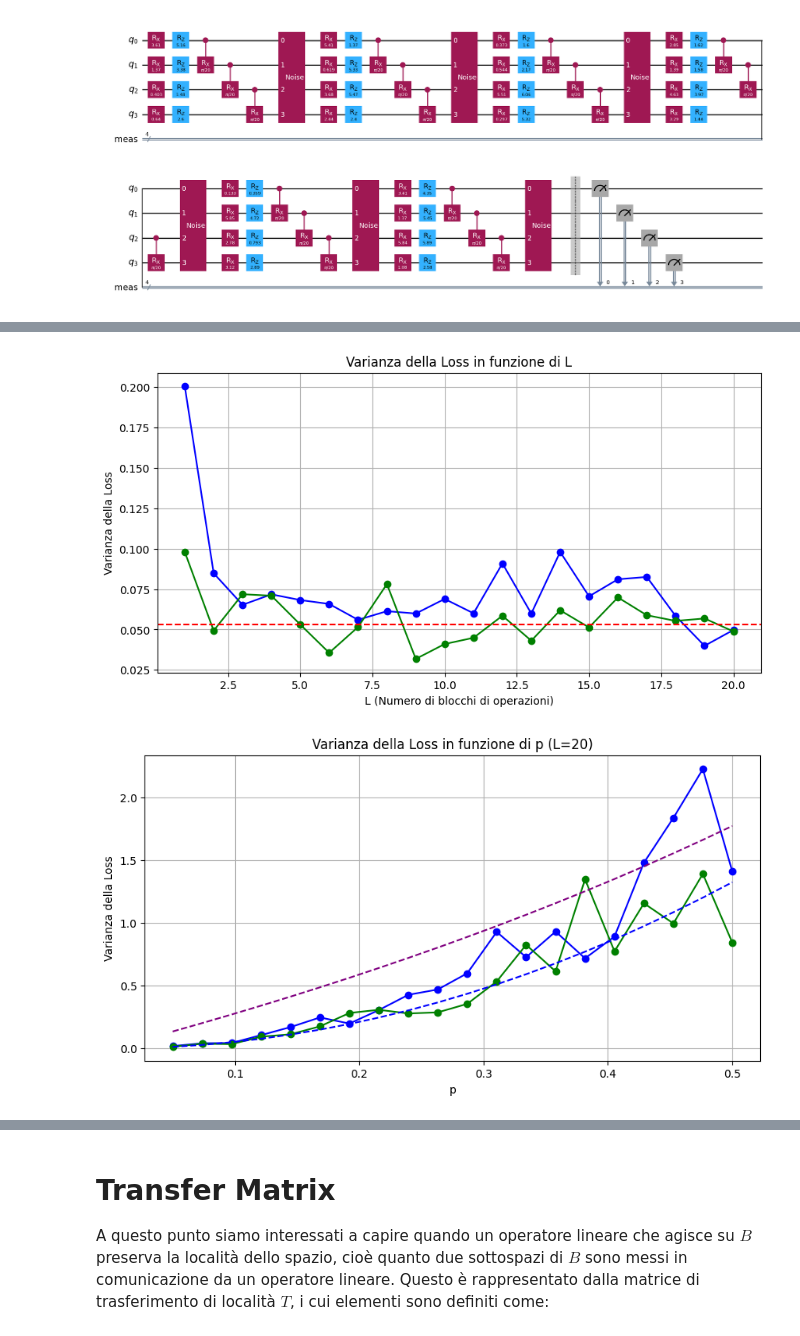
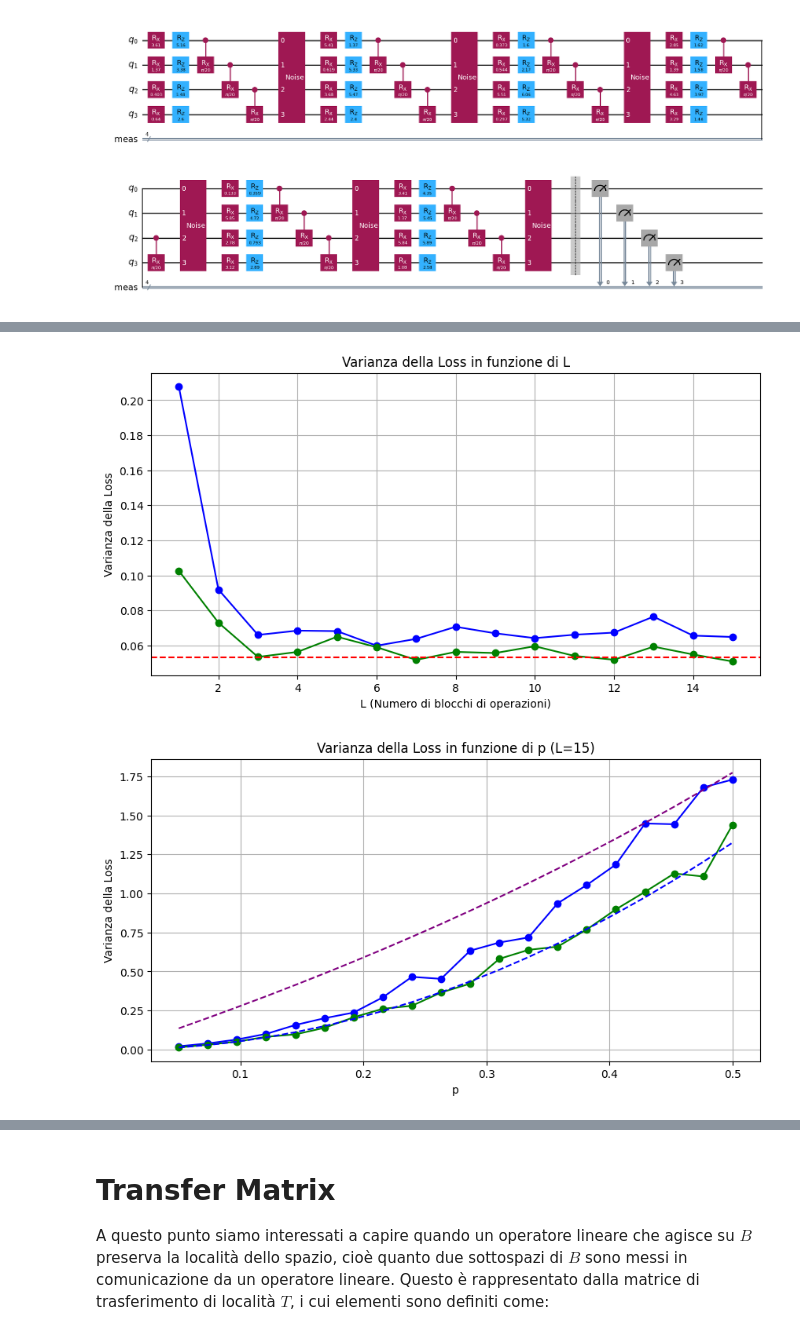
Before and after one commit to sebastianopian/QC.exam, a Jupyter notebook: 00_program.ipynb, the cells around one changed output, grey strips where cells are left out. Saved outputs shown, nothing was run; the diff lists cells and outputs as text; code cells hidden in the pictures.

```diff
--- a/00_program.ipynb
+++ b/00_program.ipynb
@@ -233,8 +229,8 @@ from functools import reduce
 
 # Parametri
 n = 4  # Numero di qubit
-shots = 50  # Numero di esecuzioni
-L_values_range = 20  # Numero massimo di blocchi di operazioni
+shots = 500  # Numero di esecuzioni
+L_values_range = 15  # Numero massimo di blocchi di operazioni
 p = 0.1  # Probabilità di applicare lo stato GHZ
 h = 1  # Coefficiente nell'Hamiltoniano
 
@@ -371,32 +367,32 @@ for p in p_values:
         L_values_shots1.append(L_value1)
     L_values_all[p] = L_values_shots
     L_values_all1[p] = L_values_shots1
 
 L_means = {p: np.mean(L_values_all[p]) for p in p_values}
 L_variances = {p: np.var(L_values_all[p]) for p in p_values}
 L_means1 = {p: np.mean(L_values_all1[p]) for p in p_values}
 L_variances1 = {p: np.var(L_values_all1[p]) for p in p_values}
 
 var_values = list(L_variances.values())
 L_values = list(L_means.values())
 var_values1 = list(L_variances1.values())
 L_values1 = list(L_means1.values())
 var_values1 = np.array(var_values1, dtype=float)
 
 y = 5.3*p_values**2
 z= 0.04*p_values**2 + (p_values/(2-p_values))*5.29
 
 # Plot della varianza in funzione di p
 plt.figure(figsize=(10, 5))
 plt.plot(p_values, var_values, marker='o', linestyle='-', color='b')
 plt.plot(p_values, var_values1, marker='o', linestyle='-', color='g')
 plt.plot(p_values, y, marker='', linestyle='--', color='b')
 plt.plot(p_values, z, marker='', linestyle='--', color='purple')
 plt.xlabel('p')
 plt.ylabel('Varianza della Loss')
 plt.title(f'Varianza della Loss in funzione di p (L={L_values_range})')
 plt.grid(True)
 plt.show()
 # %% [output]
-[figure, old version]
+[figure, new version]
-[figure, old version]
+[figure, new version]
```
Also changed, not shown: parts of 2 cells of this notebook.
